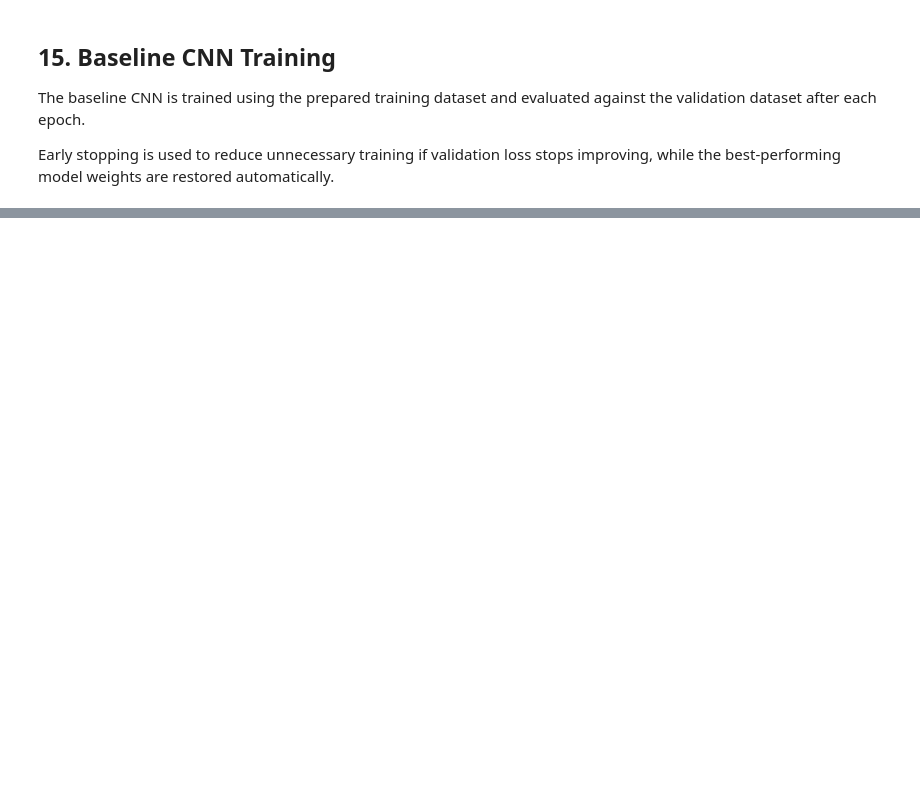
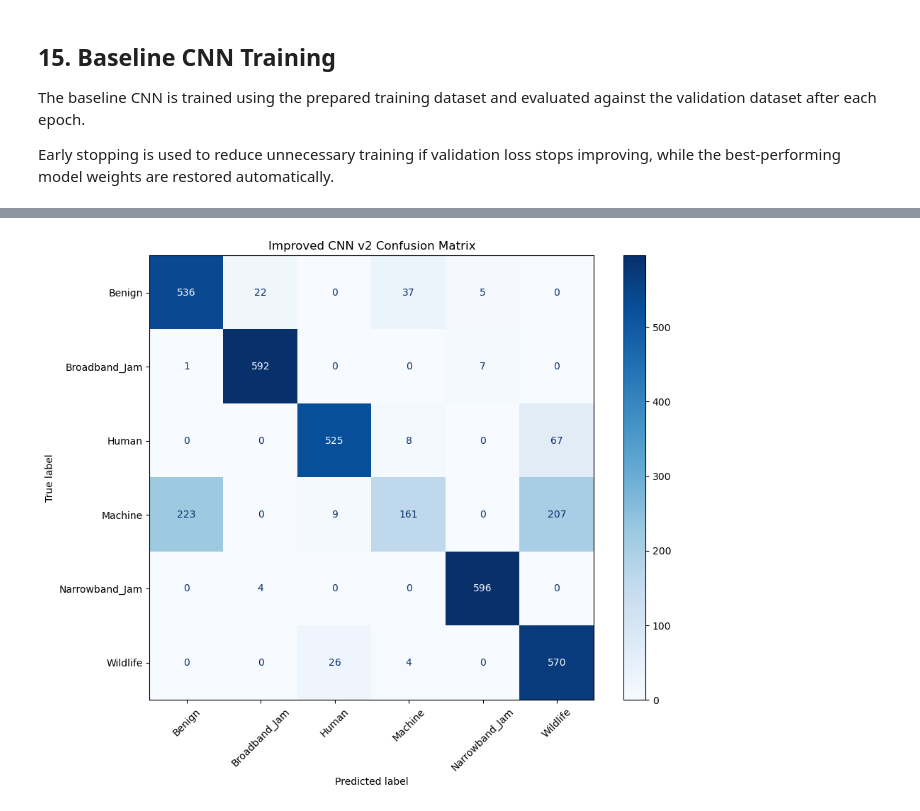
Before and after one commit to Mosizamani/aai-540-final-project-group6, a Jupyter notebook: Group_6_RF_Intrusion_Detection.ipynb, the cells around one changed output, grey strips where cells are left out. Saved outputs shown, nothing was run; the diff lists cells and outputs as text; code cells hidden in the pictures; blank space fills up the shorter version.

```diff
--- a/Group_6_RF_Intrusion_Detection.ipynb
+++ b/Group_6_RF_Intrusion_Detection.ipynb
@@ -520,0 +914,18 @@ print(monitoring_s3_uri)
+# %%
+# ============================================
+# Improved CNN v2 Compilation
+# ============================================
+
+improved_model.compile(
+    optimizer=tf.keras.optimizers.Adam(
+        learning_rate=0.0005
+    ),
+    loss="categorical_crossentropy",
+    metrics=["accuracy"]
+)
+
+print("Improved CNN v2 compiled successfully.")
+print("Optimizer: Adam")
+print("Learning Rate: 0.0005")
+print("Loss: categorical_crossentropy")
+print("Metric: accuracy")
@@ -520,0 +1036,74 @@ print(monitoring_s3_uri)
+# %%
+# ============================================
+# Improved CNN v2 Classification Performance
+# ============================================
+
+from sklearn.metrics import (
+    classification_report,
+    confusion_matrix,
+    ConfusionMatrixDisplay,
+    precision_recall_fscore_support
+)
+
+# Generate improved model probabilities
+improved_y_prob = improved_model.predict(
+    test_ds,
+    verbose=1
+)
+
+# Convert probabilities to class predictions
+improved_y_pred = np.argmax(
+    improved_y_prob,
+    axis=1
+)
+
+# Classification report
+print("Improved CNN v2 Classification Report")
+print("-------------------------------------")
+
+print(
+    classification_report(
+        y_true,
+        improved_y_pred,
+        target_names=class_names,
+        digits=4
+    )
+)
+
+# Calculate macro metrics
+(
+    improved_macro_precision,
+    improved_macro_recall,
+    improved_macro_f1,
+    _
+) = precision_recall_fscore_support(
+    y_true,
+    improved_y_pred,
+    average="macro",
+    zero_division=0
+)
+
+# Confusion matrix
+improved_cm = confusion_matrix(
+    y_true,
+    improved_y_pred
+)
+
+disp = ConfusionMatrixDisplay(
+    confusion_matrix=improved_cm,
+    display_labels=class_names
+)
+
+fig, ax = plt.subplots(figsize=(10, 8))
+
+disp.plot(
+    ax=ax,
+    cmap="Blues",
+    values_format="d"
+)
+
+plt.title("Improved CNN v2 Confusion Matrix")
+plt.xticks(rotation=45)
+plt.tight_layout()
+plt.show()
+# %% [output]
@@ -520,0 +1125 @@ print(monitoring_s3_uri)
+[figure, added]
```
Also changed, not shown: parts of 49 cells of this notebook, 1 other file.
